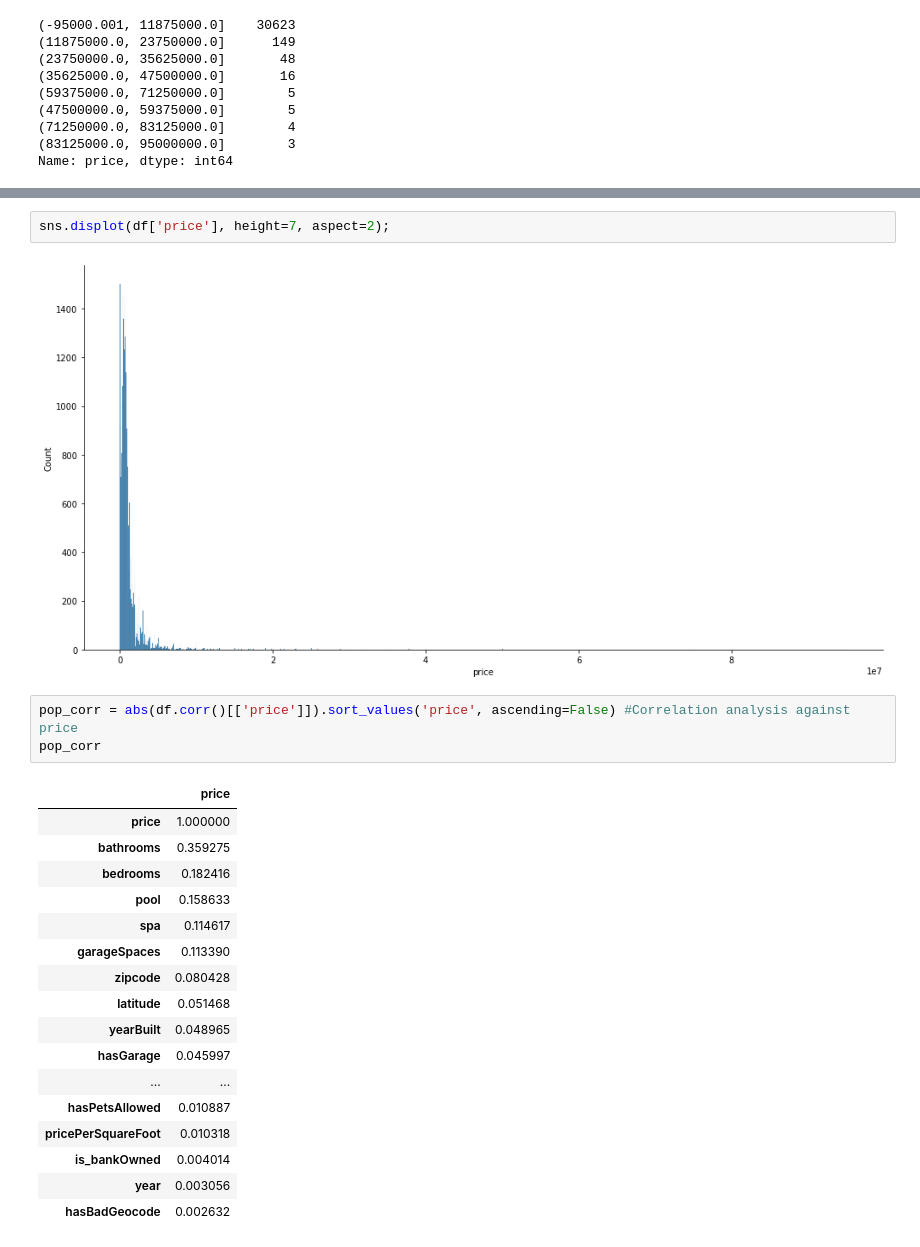
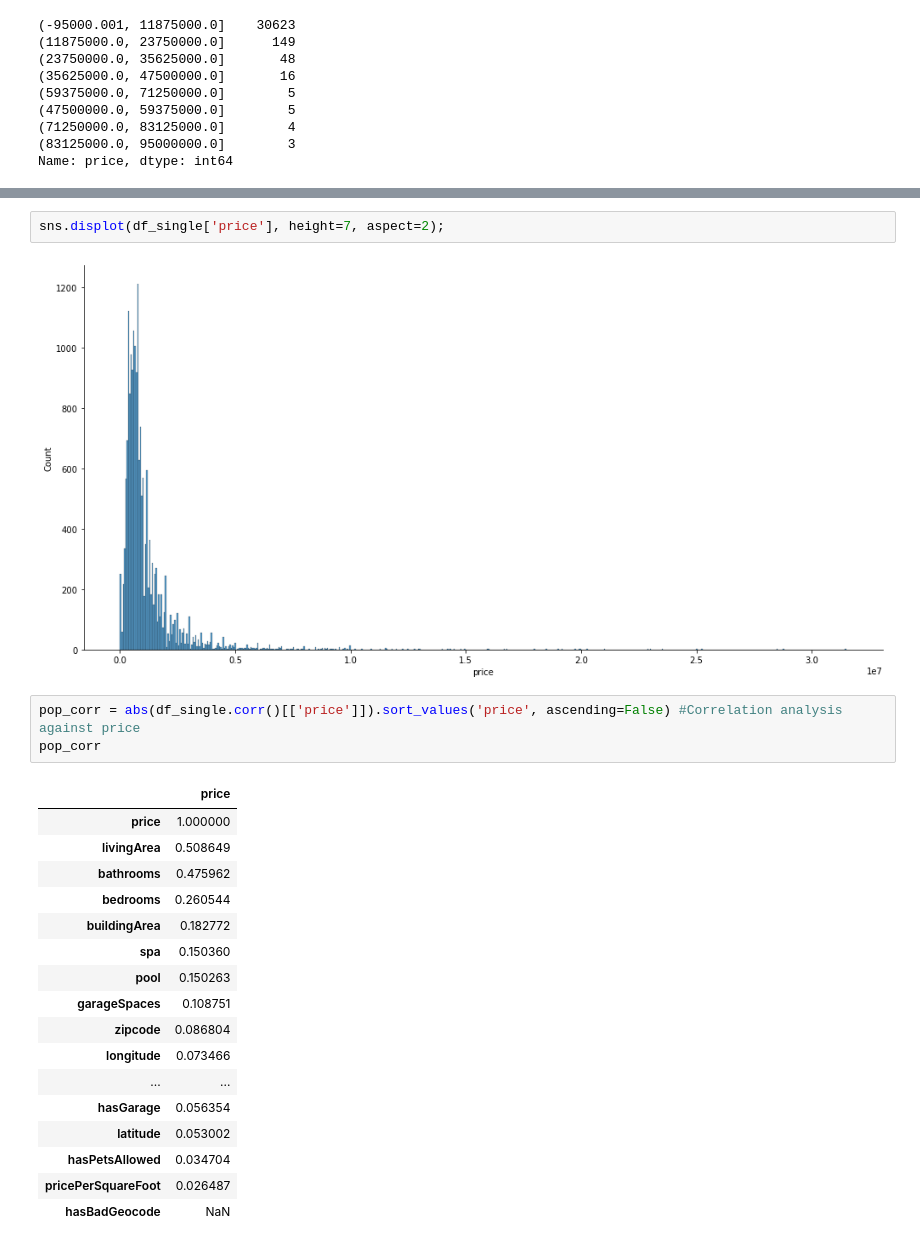
Before and after one commit to erin-vu/real_estate, a Jupyter notebook: Real Estate Analysis.ipynb, the cells around one changed output, grey strips where cells are left out. Drawn from its saved outputs; the diff is of its cells as text.

```diff
--- a/Real Estate Analysis.ipynb
+++ b/Real Estate Analysis.ipynb
@@ -673,28 +673,28 @@ sns.boxplot(x=df['price'], showfliers=False);
 # %%
-sns.displot(df['price'], height=7, aspect=2);
+sns.displot(df_single['price'], height=7, aspect=2);
 # %% [output]
-[figure, old version]
+[figure, new version]
 # %%
-pop_corr = abs(df.corr()[['price']]).sort_values('price', ascending=False) #Correlation analysis against price
+pop_corr = abs(df_single.corr()[['price']]).sort_values('price', ascending=False) #Correlation analysis against price
 pop_corr
 # %% [output]
 |  | price |
 | price | 1.000000 |
-| bathrooms | 0.359275 |
-| bedrooms | 0.182416 |
-| pool | 0.158633 |
-| spa | 0.114617 |
-| garageSpaces | 0.113390 |
-| zipcode | 0.080428 |
-| latitude | 0.051468 |
-| yearBuilt | 0.048965 |
-| hasGarage | 0.045997 |
+| livingArea | 0.508649 |
+| bathrooms | 0.475962 |
+| bedrooms | 0.260544 |
+| buildingArea | 0.182772 |
+| spa | 0.150360 |
+| pool | 0.150263 |
+| garageSpaces | 0.108751 |
+| zipcode | 0.086804 |
+| longitude | 0.073466 |
 | ... | ... |
-| hasPetsAllowed | 0.010887 |
-| pricePerSquareFoot | 0.010318 |
-| is_bankOwned | 0.004014 |
-| year | 0.003056 |
-| hasBadGeocode | 0.002632 |
+| hasGarage | 0.056354 |
+| latitude | 0.053002 |
+| hasPetsAllowed | 0.034704 |
+| pricePerSquareFoot | 0.026487 |
+| hasBadGeocode | NaN |
 # %%
 fig, ax = plt.subplots(figsize=(15, 8))
 sns.heatmap(pop_corr, ax=ax, annot=True)
```
Also changed, not shown: parts of 23 cells of this notebook.
